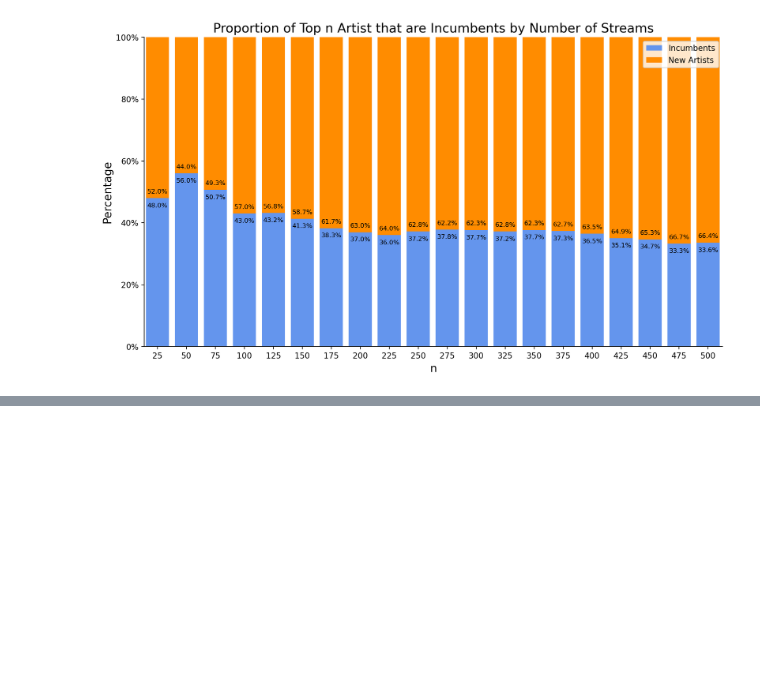
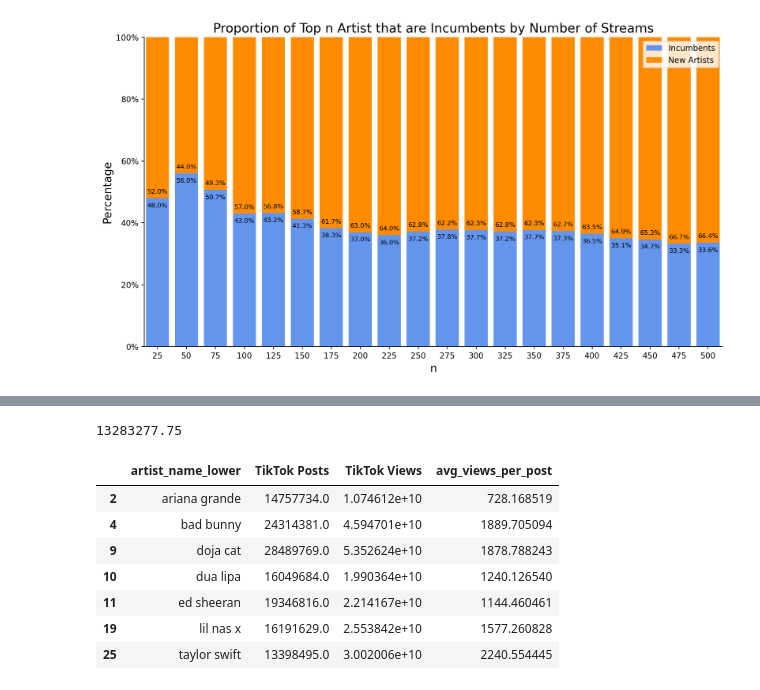
Before and after one commit to walkerhughes/spotify-eda, a Jupyter notebook: top_artists.ipynb, the cells around one changed output, grey strips where cells are left out. Saved outputs shown, nothing was run; the diff lists cells and outputs as text; code cells hidden in the pictures; blank space fills up the shorter version.

```diff
--- a/top_artists.ipynb
+++ b/top_artists.ipynb
@@ -68,0 +139,3 @@ plt.show()
+# %%
+desc = incumbent_ticktok_24.describe()
+desc
@@ -68,0 +152,15 @@ plt.show()
+# %%
+desc["TikTok Posts"]["75%"]
+# %% [output]
+13283277.75
+# %%
+incumbent_ticktok_24[incumbent_ticktok_24["TikTok Posts"] >= desc["TikTok Posts"]["75%"]]
+# %% [output]
+|  | artist_name_lower | TikTok Posts | TikTok Views | avg_views_per_post |
+| 2 | ariana grande | 14757734.0 | 1.074612e+10 | 728.168519 |
+| 4 | bad bunny | 24314381.0 | 4.594701e+10 | 1889.705094 |
+| 9 | doja cat | 28489769.0 | 5.352624e+10 | 1878.788243 |
+| 10 | dua lipa | 16049684.0 | 1.990364e+10 | 1240.126540 |
+| 11 | ed sheeran | 19346816.0 | 2.214167e+10 | 1144.460461 |
+| 19 | lil nas x | 16191629.0 | 2.553842e+10 | 1577.260828 |
+| 25 | taylor swift | 13398495.0 | 3.002006e+10 | 2240.554445 |
```
Also changed, not shown: parts of 12 cells of this notebook.
